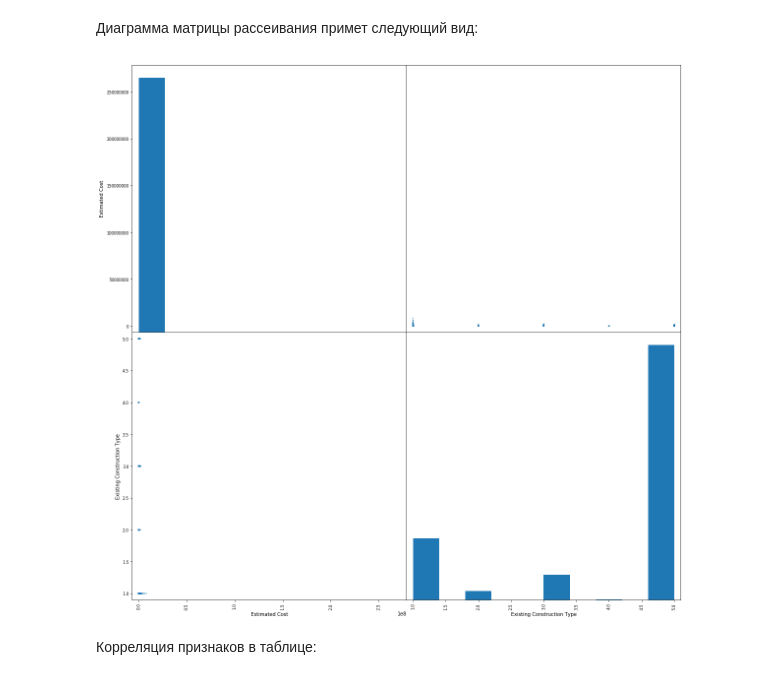
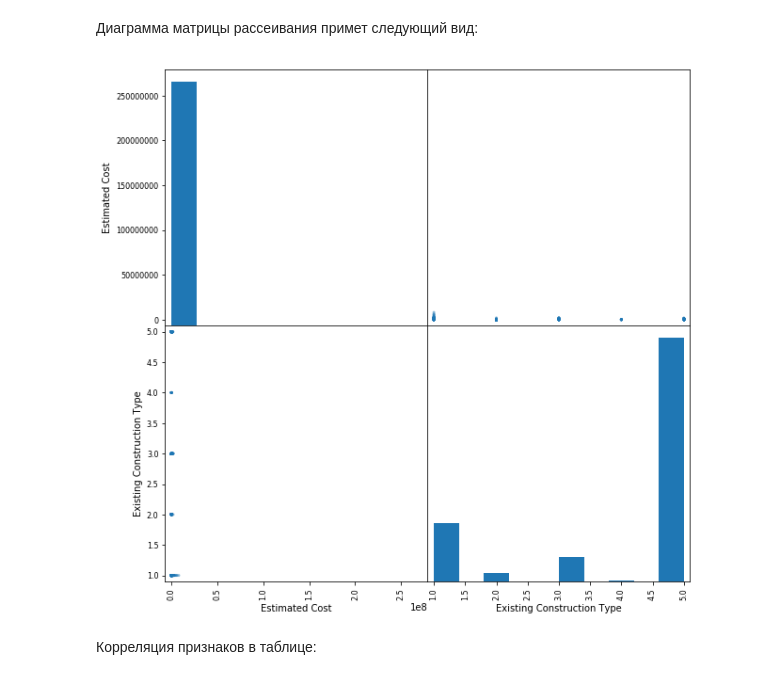
Before and after one commit to NovozhilovaA/Machine_Learning_Building_Permits, a Jupyter notebook: Building_Permits_with_neural_network.ipynb, the cells around one changed output. Cells and saved outputs as stored; diff of their text form; code cells hidden in the pictures.

```diff
--- a/Building_Permits_with_neural_network.ipynb
+++ b/Building_Permits_with_neural_network.ipynb
@@ -210,10 +210,10 @@ data.describe()
 Диаграмма матрицы рассеивания примет следующий вид:
 # %%
 from pandas.plotting import scatter_matrix
-scatter_matrix(data, alpha = .5, figsize = (20, 20))
+scatter_matrix(data, alpha = .5, figsize = (10, 10))
 pass
 # %% [output]
-[figure, old version]
+[figure, new version]
 # %% [markdown]
 Корреляция признаков в таблице:
 # %%
```
Also changed, not shown: parts of 43 cells of this notebook.
